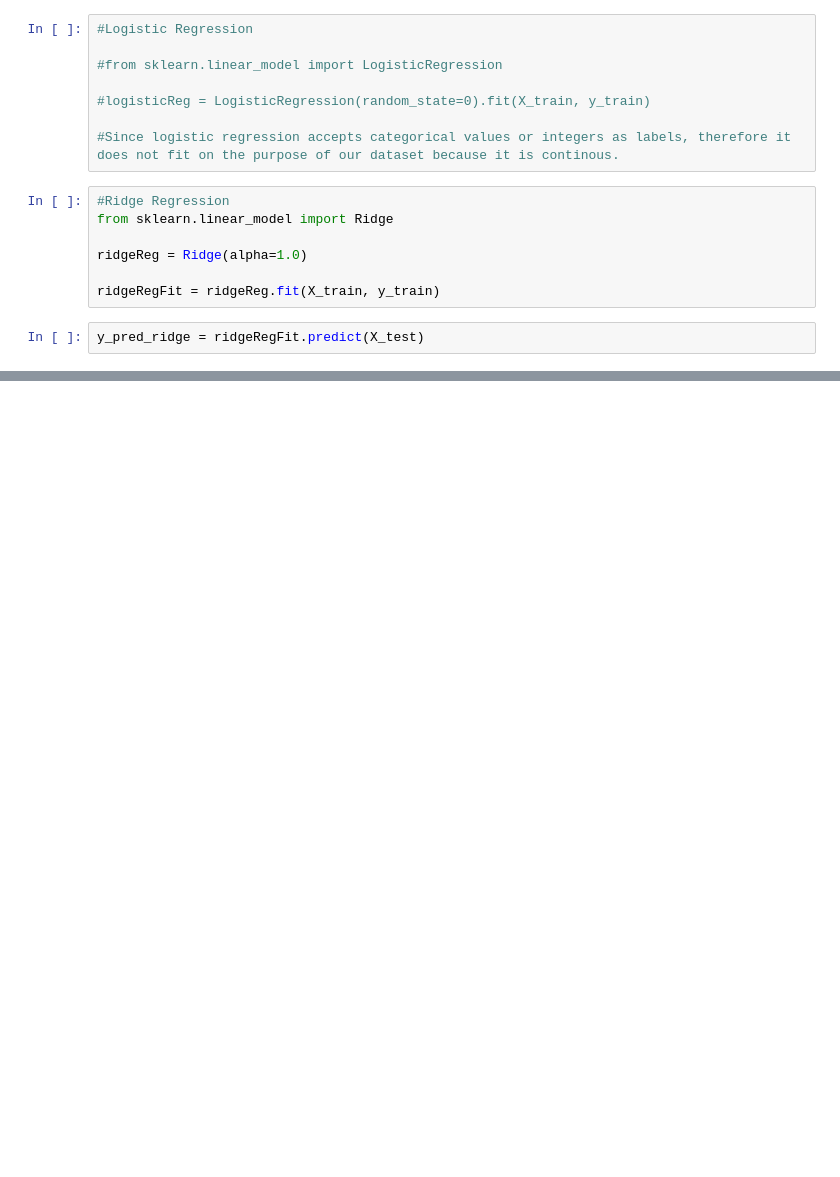
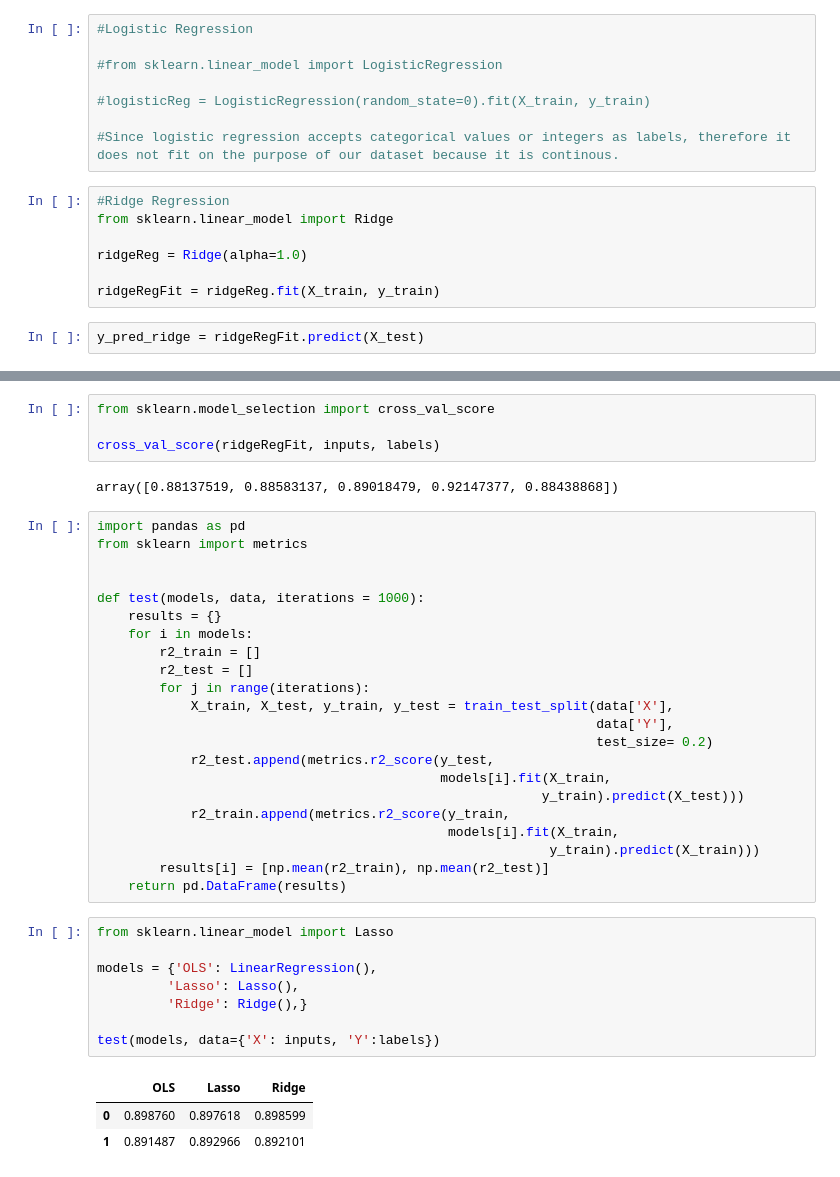
Before and after one commit to henryvo117/ftml, a Jupyter notebook: Project/exercice4.ipynb, the cells around one changed output, grey strips where cells are left out. Saved outputs shown, nothing was run; the diff lists cells and outputs as text; blank space fills up the shorter version.

```diff
--- a/Project/exercice4.ipynb
+++ b/Project/exercice4.ipynb
@@ -42,0 +43,40 @@ r2_score(y_pred_ridge, y_test)
+# %%
+from sklearn.model_selection import cross_val_score
+
+cross_val_score(ridgeRegFit, inputs, labels)
+# %% [output]
+array([0.88137519, 0.88583137, 0.89018479, 0.92147377, 0.88438868])
+# %%
+import pandas as pd
+from sklearn import metrics
+
+
+def test(models, data, iterations = 1000):
+    results = {}
+    for i in models:
+        r2_train = []
+        r2_test = []
+        for j in range(iterations):
+            X_train, X_test, y_train, y_test = train_test_split(data['X'],
+                                                                data['Y'],
+                                                                test_size= 0.2)
+            r2_test.append(metrics.r2_score(y_test,
+                                            models[i].fit(X_train,
+                                                         y_train).predict(X_test)))
+            r2_train.append(metrics.r2_score(y_train,
+                                             models[i].fit(X_train,
+                                                          y_train).predict(X_train)))
+        results[i] = [np.mean(r2_train), np.mean(r2_test)]
+    return pd.DataFrame(results)
+# %%
+from sklearn.linear_model import Lasso
+
+models = {'OLS': LinearRegression(),
+         'Lasso': Lasso(),
+         'Ridge': Ridge(),}
+
+test(models, data={'X': inputs, 'Y':labels})
+# %% [output]
+|  | OLS | Lasso | Ridge |
+| 0 | 0.898760 | 0.897618 | 0.898599 |
+| 1 | 0.891487 | 0.892966 | 0.892101 |
```
Also changed, not shown: parts of 7 cells of this notebook, 2 other files.
